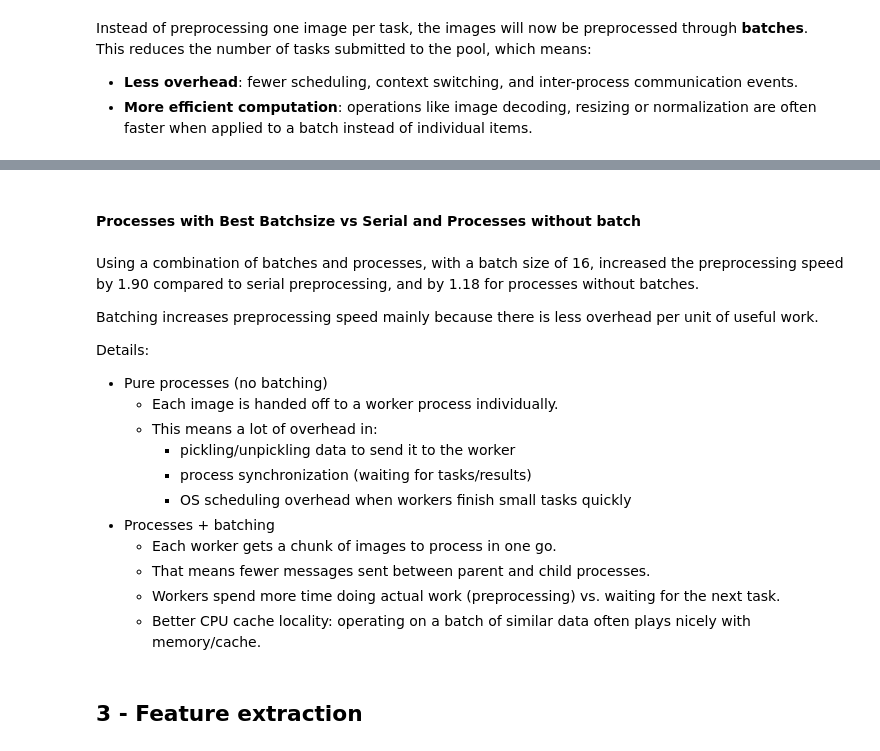
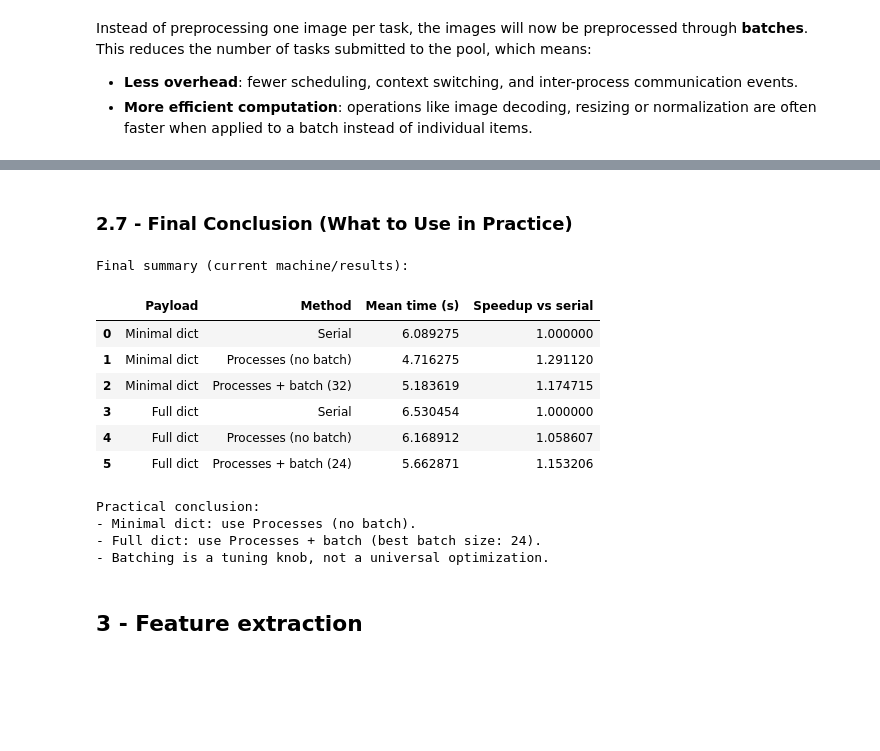
Before and after one commit to G-Gress/python_parallelism, a Jupyter notebook: notebooks/exploration.ipynb, the cells around one changed output, grey strips where cells are left out. Drawn from its saved outputs; the diff is of its cells as text; code cells hidden in the pictures; blank space fills up the shorter version.

```diff
--- a/notebooks/exploration.ipynb
+++ b/notebooks/exploration.ipynb
@@ -1044,31 +1179,19 @@ plt.xticks(batch_sizes);
 # %% [markdown]
-#### Processes with Best Batchsize vs Serial and Processes without batch
+### 2.7 - Final Conclusion (What to Use in Practice)
 # %%
-serial_min_time       = bench_serial_min['mean']
-parrallel_min_time    = bench_proc_min['mean']
-
-print(f"Serial minimal dict ({SAMPLE_SIZE} images): {serial_min_time:.4f}s")
-print(f"Processes no-batch  ({SAMPLE_SIZE} images): {parrallel_min_time:.4f}s")
-
-print(f"\nSpeedup — batched processes vs serial:      {serial_min_time / best['total_time']:.2f}x")
-print(f"Speedup — batched processes vs no-batch:    {parrallel_min_time / best['total_time']:.2f}x")
+# %% [output]
+Final summary (current machine/results):
+|  | Payload | Method | Mean time (s) | Speedup vs serial |
+| 0 | Minimal dict | Serial | 6.089275 | 1.000000 |
+| 1 | Minimal dict | Processes (no batch) | 4.716275 | 1.291120 |
+| 2 | Minimal dict | Processes + batch (32) | 5.183619 | 1.174715 |
+| 3 | Full dict | Serial | 6.530454 | 1.000000 |
+| 4 | Full dict | Processes (no batch) | 6.168912 | 1.058607 |
+| 5 | Full dict | Processes + batch (24) | 5.662871 | 1.153206 |
+Practical conclusion:
+- Minimal dict: use Processes (no batch).
+- Full dict: use Processes + batch (best batch size: 24).
+- Batching is a tuning knob, not a universal optimization.
-# %% [markdown]
-Using a combination of batches and processes, with a batch size of 16, increased the preprocessing speed by 1.90 compared to serial preprocessing, and by 1.18 for processes without batches.
-
-Batching increases preprocessing speed mainly because there is less overhead per unit of useful work.
-
-Details:
-- Pure processes (no batching)
-  - Each image is handed off to a worker process individually.
-  - This means a lot of overhead in:
-    - pickling/unpickling data to send it to the worker
-    - process synchronization (waiting for tasks/results)
-    - OS scheduling overhead when workers finish small tasks quickly
-- Processes + batching
-  - Each worker gets a chunk of images to process in one go.
-  - That means fewer messages sent between parent and child processes.
-  - Workers spend more time doing actual work (preprocessing) vs. waiting for the next task.
-  - Better CPU cache locality: operating on a batch of similar data often plays nicely with memory/cache.
 # %% [markdown]
 ## 3 - Feature extraction
 # %%
```
Also changed, not shown: parts of 27 cells of this notebook.
